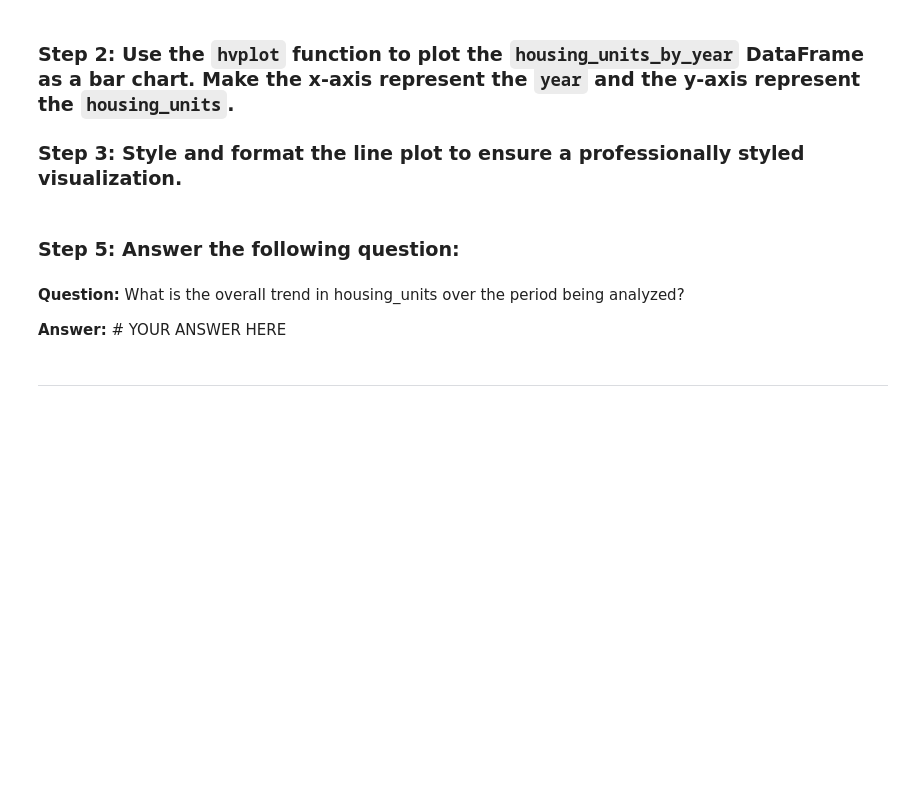
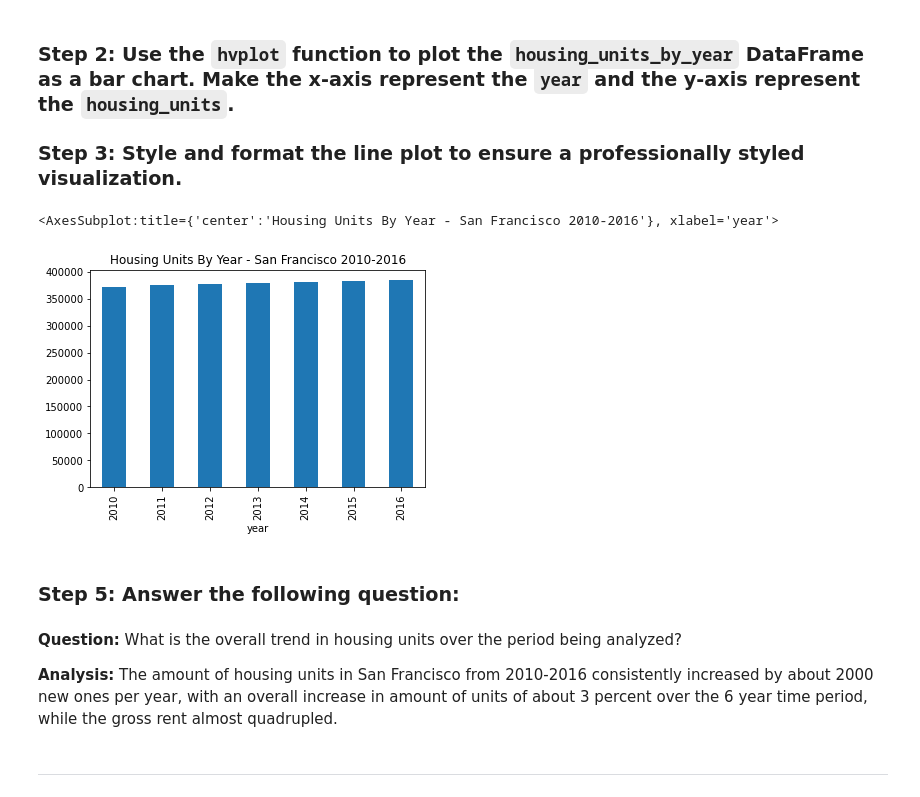
Before and after one commit to phodsman/Rental-Market-Data-Visualizer, a Jupyter notebook: san_francisco_housing.ipynb, the cells around one changed output. Drawn from its saved outputs; the diff is of its cells as text; code cells hidden in the pictures; blank space fills up the shorter version.

Commit message:
implemented plot of increases in amounts of units and wrote analysis.

```diff
--- a/san_francisco_housing.ipynb
+++ b/san_francisco_housing.ipynb
@@ -170,7 +170,7 @@ For this part of the assignment, use numerical and visual aggregation to calcula
 ### Step 1: Use the `groupby` function to group the data by year. Aggregate the results by the `mean` of the groups.
 # %%
 # Create a numerical aggregation that groups the data by the year and then averages the results.
-housing_units_by_year = # YOUR CODE HERE
+housing_units_by_year = sfo_data_df.groupby("year").mean()
 
 # Review the DataFrame
-# YOUR CODE HERE
+display(housing_units_by_year)
@@ -180,13 +190,16 @@ housing_units_by_year = # YOUR CODE HERE
 ### Step 3: Style and format the line plot to ensure a professionally styled visualization.
 # %%
 # Create a visual aggregation explore the housing units by year
-# YOUR CODE HERE
+housing_units_by_year["housing_units"].plot(kind="bar", title="Housing Units By Year - San Francisco 2010-2016")
+# %% [output]
+<AxesSubplot:title={'center':'Housing Units By Year - San Francisco 2010-2016'}, xlabel='year'>
+[figure, added]
 # %% [markdown]
 ### Step 5: Answer the following question:
-# %% [markdown]
-**Question:** What is the overall trend in housing_units over the period being analyzed?
-
-**Answer:** # YOUR ANSWER HERE
+# %% [markdown]
+**Question:** What is the overall trend in housing units over the period being analyzed?
+
+**Analysis:** The amount of housing units in San Francisco from 2010-2016 consistently increased by about 2000 new ones per year, with an overall increase in amount of units of about 3 percent over the 6 year time period, while the gross rent almost quadrupled.
 # %% [markdown]
 ---
 # %% [markdown]
```
Also changed, not shown: parts of 1 cell of this notebook.
